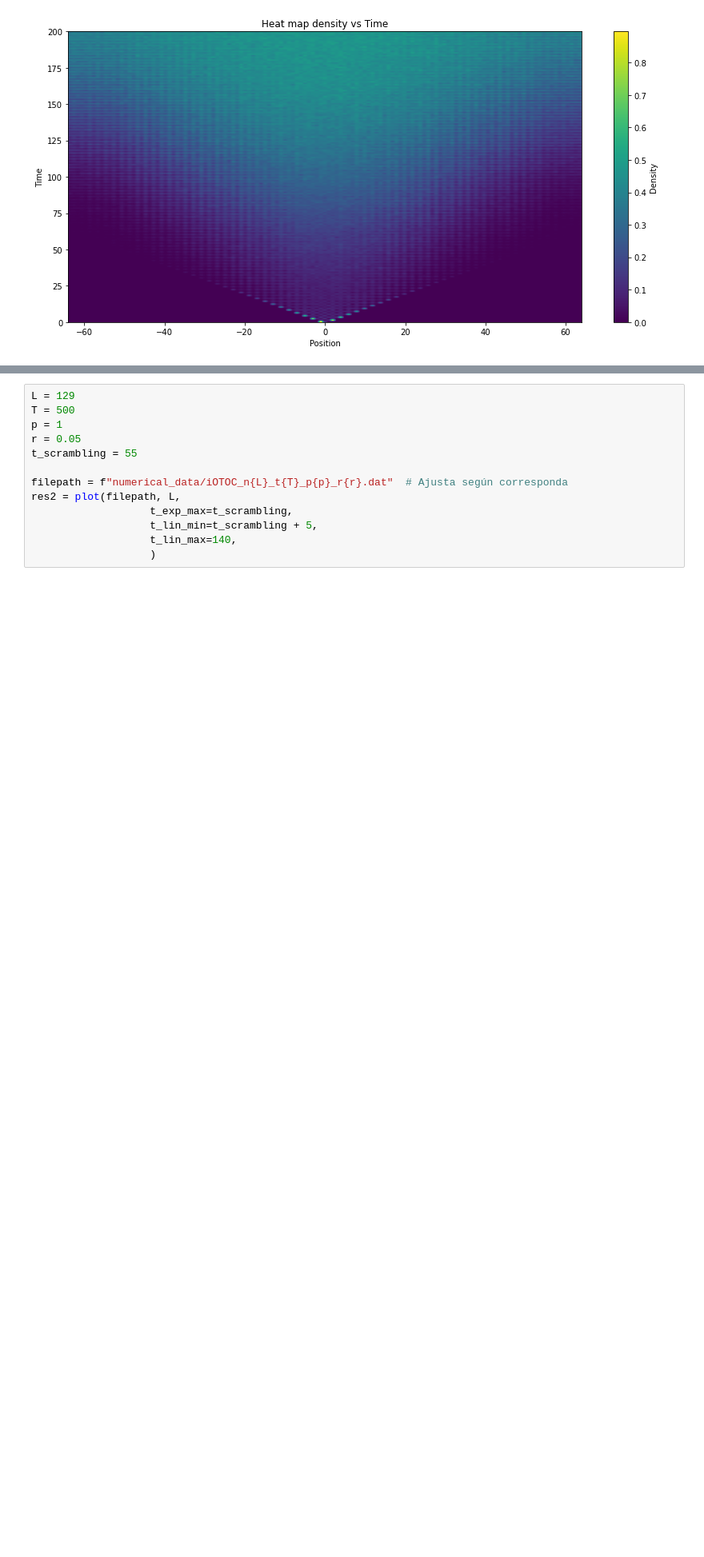
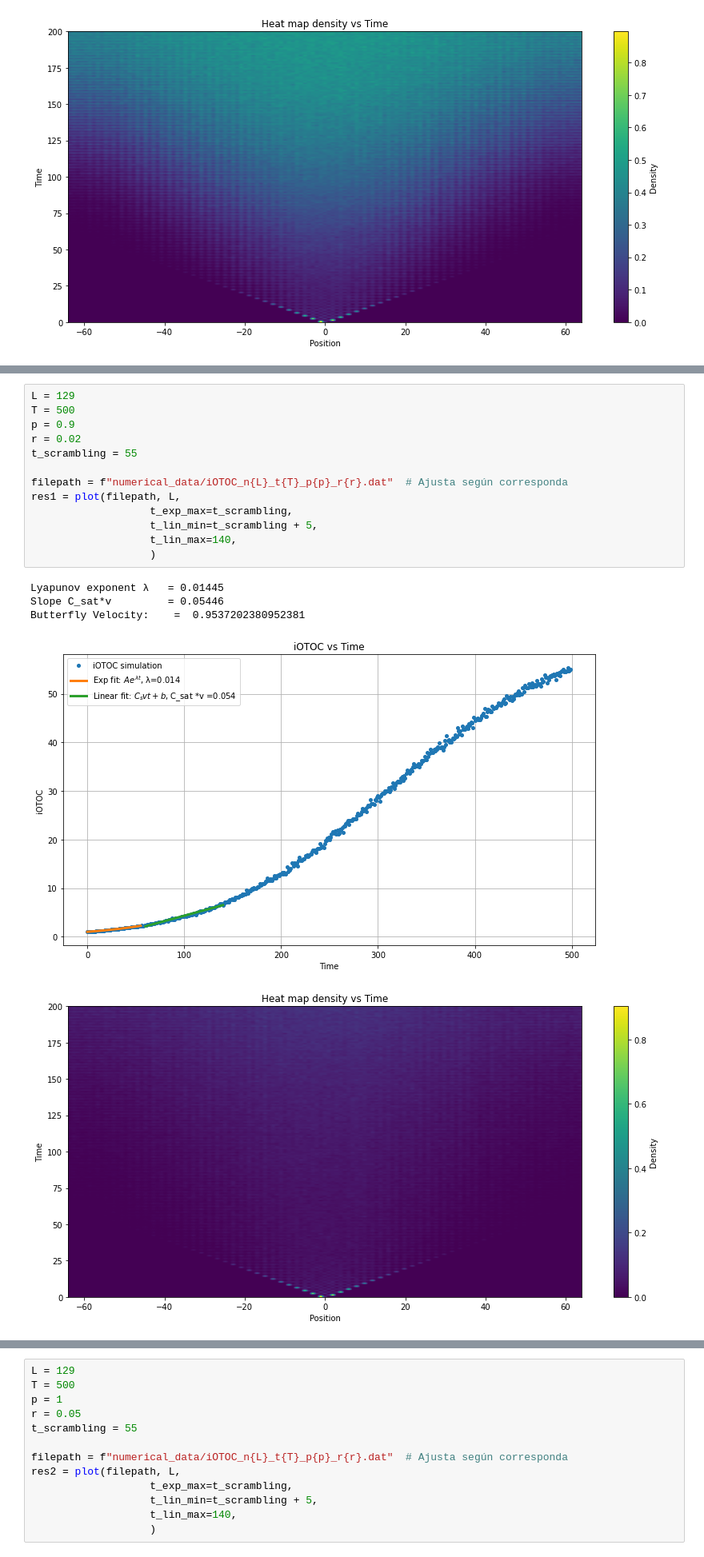
Before and after one commit to PiPevafo/OTOCs-Random-Circuits, a Jupyter notebook: scrambling_random_clifford.ipynb, the cells around one changed output, grey strips where cells are left out. Shown at 80% size. Cells and saved outputs as stored; diff of their text form; blank space fills up the shorter version.

```diff
--- a/scrambling_random_clifford.ipynb
+++ b/scrambling_random_clifford.ipynb
@@ -499,3 +544,22 @@ Butterfly Velocity:    =  0.9717719780219779
+# %%
+L = 129
+T = 500
+p = 0.9
+r = 0.02
+t_scrambling = 55
+
+filepath = f"numerical_data/iOTOC_n{L}_t{T}_p{p}_r{r}.dat"  # Ajusta según corresponda
+res1 = plot(filepath, L,
+                   t_exp_max=t_scrambling,
+                   t_lin_min=t_scrambling + 5,
+                   t_lin_max=140,
+                   )
+# %% [output]
+Lyapunov exponent λ   = 0.01445
+Slope C_sat*v         = 0.05446
+Butterfly Velocity:    =  0.9537202380952381
+[figure, added]
+[figure, added]
 # %%
 L = 129
 T = 500
```
Also changed, not shown: parts of 13 cells of this notebook.
